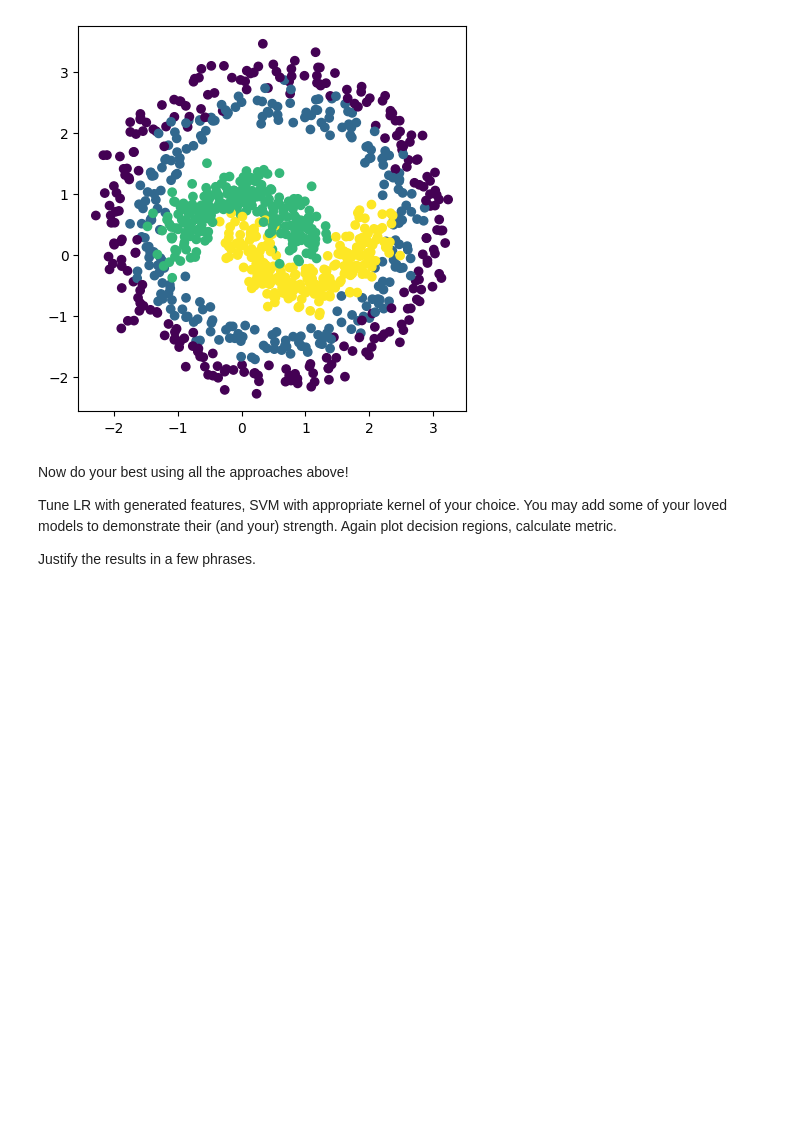
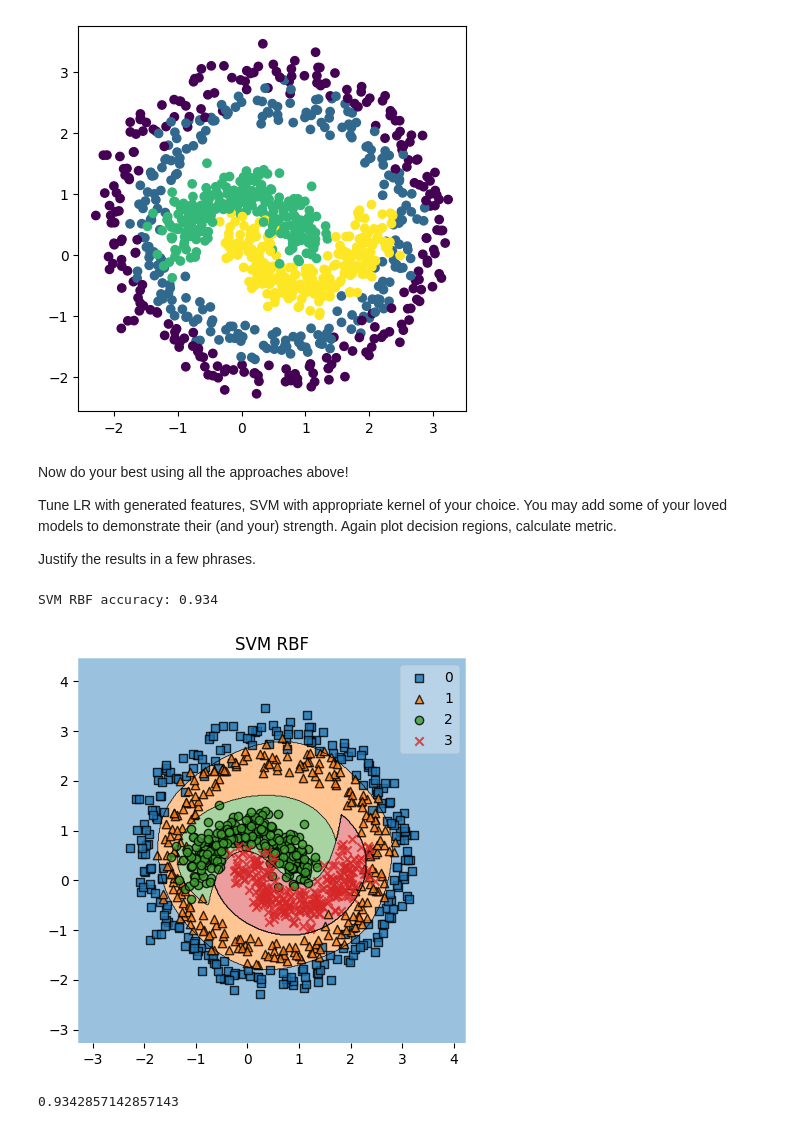
Before and after one commit to EgorOvechkin/lab, a Jupyter notebook: lab01_part3.ipynb, the cells around one changed output. Drawn from its saved outputs; the diff is of its cells as text; code cells hidden in the pictures; blank space fills up the shorter version.

```diff
--- a/lab01_part3.ipynb
+++ b/lab01_part3.ipynb
@@ -225,0 +226,14 @@ Justify the results in a few phrases.
+# %%
+### YOUR CODE HERE
+X_train_с, X_test_с, y_train_с, y_test_с = train_test_split(points, labels, test_size=0.35)
+
+svc_c = SVC(kernel='rbf', C=C, gamma='scale')
+fit_and_plot(
+    svc_c, "SVM RBF",
+    Xtr=X_train_с, ytr=y_train_с, X_tst=X_test_с, y_tst=y_test_с,
+    X_all=points, y_all=labels
+    )
+# %% [output]
+SVM RBF accuracy: 0.934
+[figure, added]
+0.9342857142857143
```
Also changed, not shown: parts of 8 cells of this notebook.
